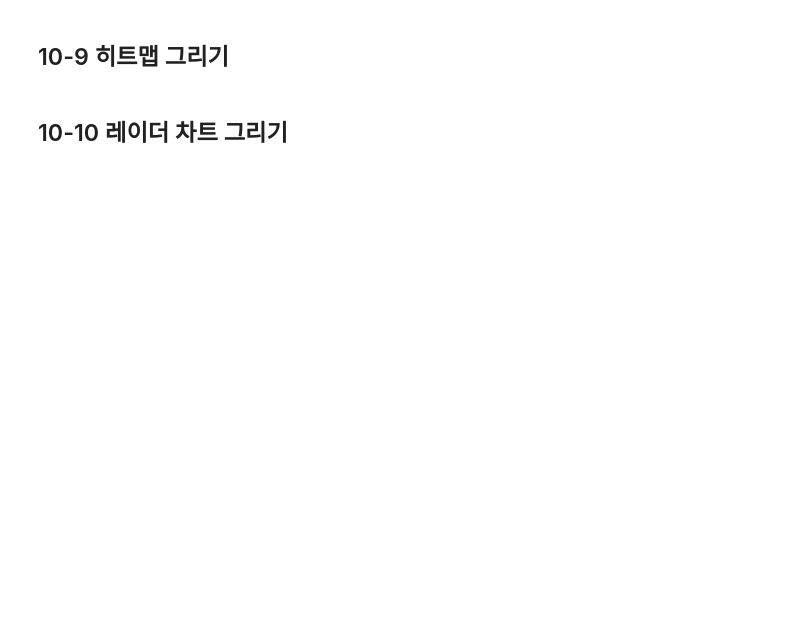
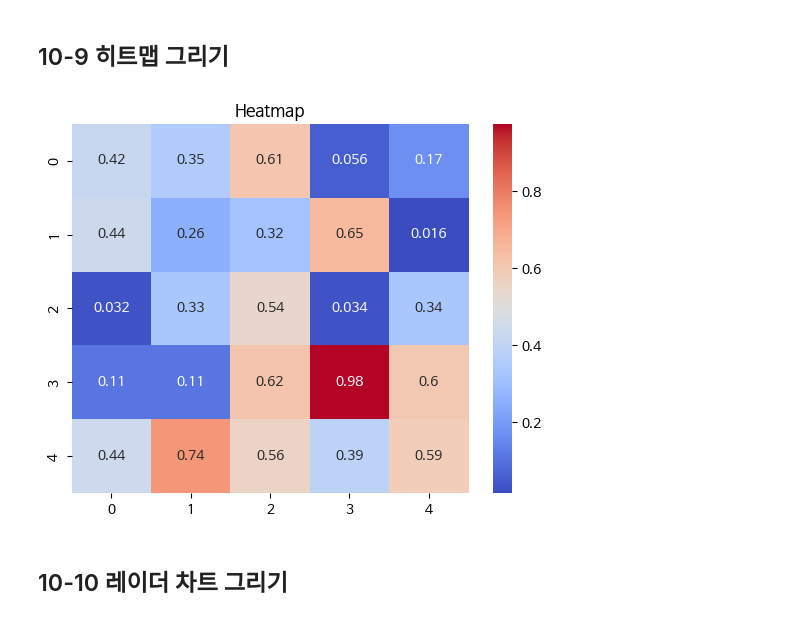
Before and after one commit to HM083139/Data-Analysis-with-Open-Source, a Jupyter notebook: 오픈소스_데이터_분석_10강.ipynb, the cells around one changed output. Cells and saved outputs as stored; diff of their text form; code cells hidden in the pictures; blank space fills up the shorter version.

```diff
--- a/오픈소스_데이터_분석_10강.ipynb
+++ b/오픈소스_데이터_분석_10강.ipynb
@@ -196,15 +205,18 @@ plt.show()
 # %%
 import matplotlib.pyplot as plt
 import seaborn as sns
 import numpy as np
 
 ## 데이터 생성 (5x5 크기의 무작위 행렬)
 data = np.random.rand(5, 5)
 
 ## seaborn을 이용하여 히트맵 그리기
+sns.heatmap(data, annot=True, cmap='coolwarm')
 
 plt.title("Heatmap")
 plt.show()
+# %% [output]
+[figure, added]
 # %% [markdown]
 ## 10-10 레이더 차트 그리기
 # %%
```
Also changed, not shown: parts of 16 cells of this notebook.
